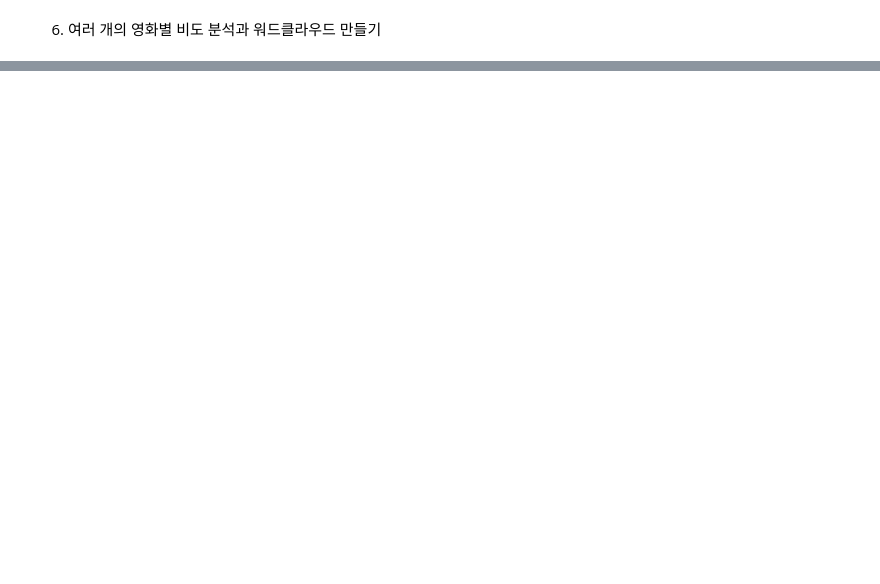
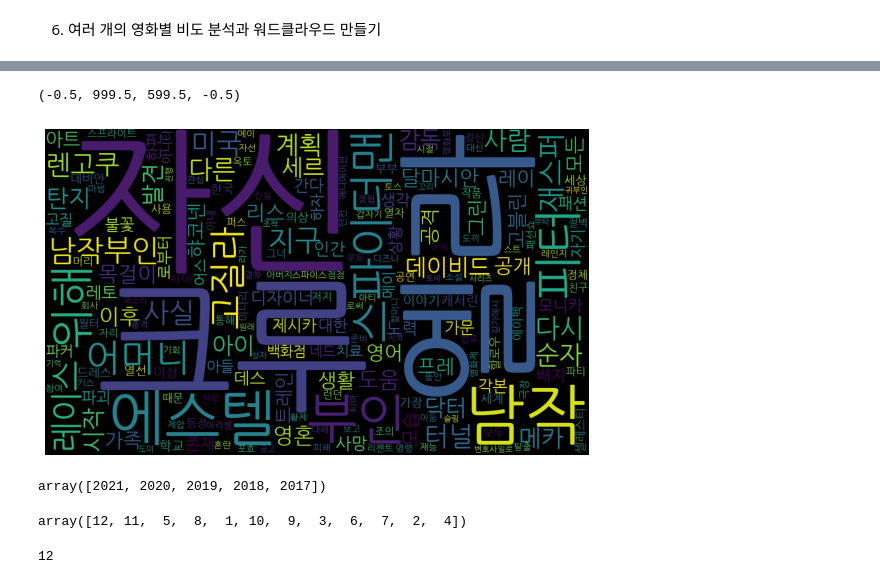
Before and after one commit to kevinstar9/DesignThinking, a Jupyter notebook: Hello.ipynb, the cells around one changed output, grey strips where cells are left out. Cells and saved outputs as stored; diff of their text form; code cells hidden in the pictures; blank space fills up the shorter version.

```diff
--- a/Hello.ipynb
+++ b/Hello.ipynb
@@ -451,0 +727,20 @@ okt.pos('닥터 스트레인지는 스파이더맨에 나온다.')
+# %%
+def get_word_count(tokens):
+    df_word_count = pd.DataFrame()
+    word_list = list(set(tokens))
+
+    word_cnt_list = []
+    word_cloud_dict = {}
+    for word in word_list:
+        word_cnt = tokens.count(word)
+        word_cnt_list.append(word_cnt)
+        if (len(word) == 1) | (word in ['영화','개봉']):
+            continue
+        word_cloud_dict[word] = word_cnt
+
+    df_word_count['word'] = word_list
+    df_word_count['word_cnt'] = word_cnt_list
+    df_word_count = df_word_count.sort_values('word_cnt', ascending = False)
+
+    return word_cloud_dict, df_word_count
+# 토큰을 입력값으로 받고, 출력값으로 단어별 빈도수가 있는 딕셔너리 단어빈도 테이블 얻음
@@ -454,0 +781,4 @@ SyntaxError: ignored
+# %%
+df['연도'] = df['개봉일'].apply(lambda x: x.year)
+df['월'] = df['개봉일'].apply(lambda x: x.month)
+df.head()
@@ -454,0 +792,5 @@ SyntaxError: ignored
+# %%
+tokens = []
+for text in df['text'][df['연도'] == 2021]:
+    tmp = okt.nouns(text)
+    tokens.extend(tmp)
@@ -454,0 +801,3 @@ SyntaxError: ignored
+# %%
+word_cloud_dict, df_word_count = get_word_count(tokens)
+df_word_count.head(20)
@@ -454,0 +822,9 @@ SyntaxError: ignored
+# %%
+word_cloud.generate_from_frequencies(word_cloud_dict)
+word_cloud_array = word_cloud.to_array()
+plt.figure(figsize=(12,6))
+plt.imshow(word_cloud_array)
+plt.axis('off') # 축 제거
+# %% [output]
+(-0.5, 999.5, 599.5, -0.5)
+[figure, added]
@@ -454,0 +842,12 @@ SyntaxError: ignored
+# %%
+df['연도'].unique()
+# %% [output]
+array([2021, 2020, 2019, 2018, 2017])
+# %%
+df['월'].unique()
+# %% [output]
+array([12, 11,  5,  8,  1, 10,  9,  3,  6,  7,  2,  4])
+# %%
+len(df['월'].unique())
+# %% [output]
+12
```
Also changed, not shown: parts of 79 cells of this notebook.
